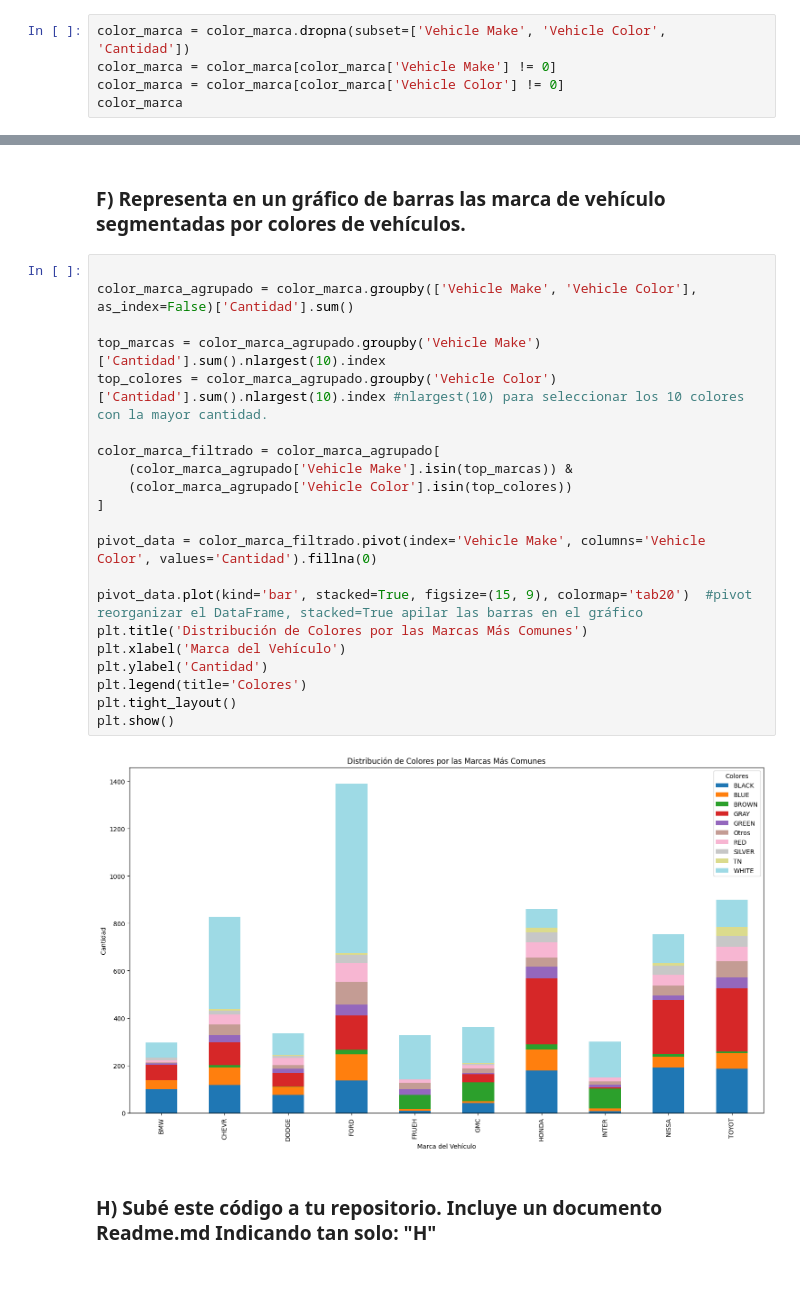
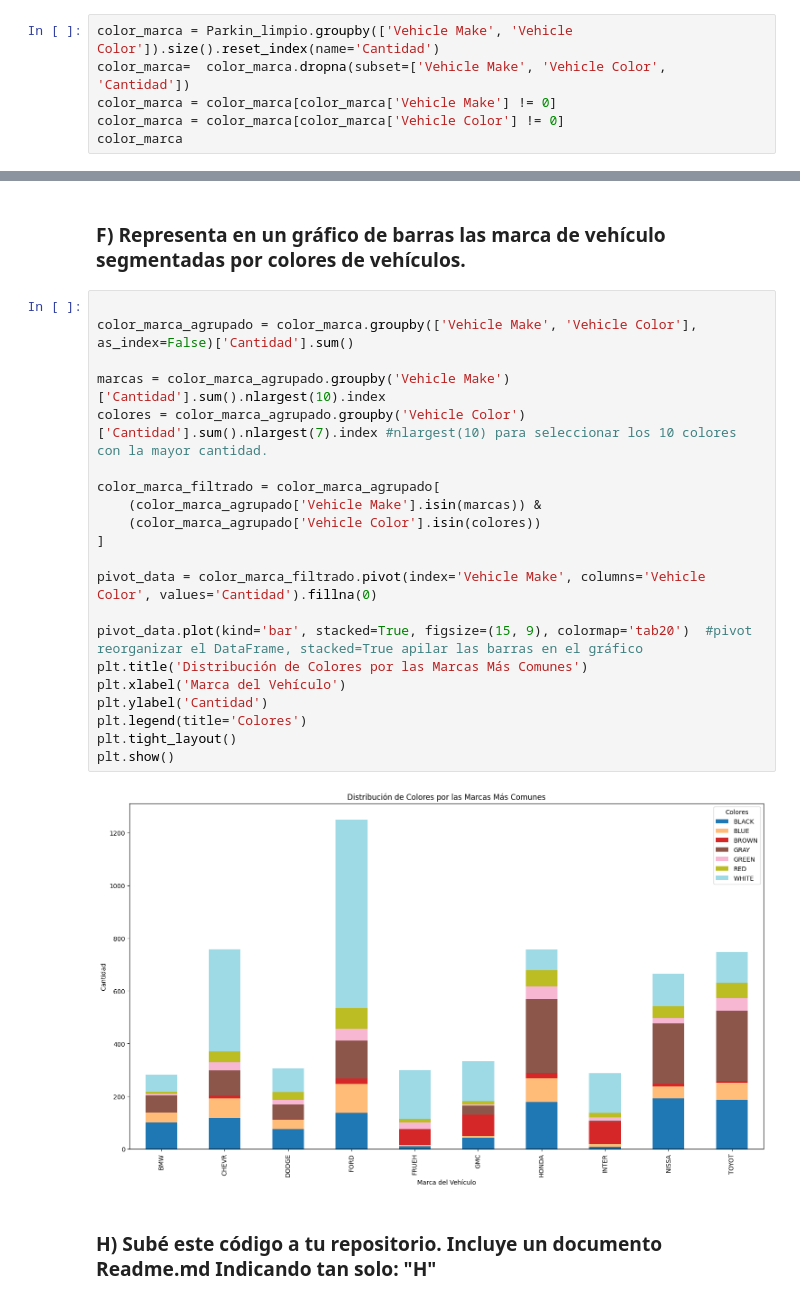
Before and after one commit to BalentinaAE/Pandas, a Jupyter notebook: ProyectoPandas_Github.ipynb, the cells around one changed output, grey strips where cells are left out. Drawn from its saved outputs; the diff is of its cells as text.

```diff
--- a/ProyectoPandas_Github.ipynb
+++ b/ProyectoPandas_Github.ipynb
@@ -192,7 +194,8 @@ Parkin_limpio
 | 9999 | 2822344 | 7536561775 | DJG9703 | NY | PAS | 11/01/2013 | 46 | ... |
 9447 rows × 44 columns
 # %%
-color_marca = color_marca.dropna(subset=['Vehicle Make', 'Vehicle Color', 'Cantidad'])
+color_marca = Parkin_limpio.groupby(['Vehicle Make', 'Vehicle Color']).size().reset_index(name='Cantidad')
+color_marca=  color_marca.dropna(subset=['Vehicle Make', 'Vehicle Color', 'Cantidad'])
 color_marca = color_marca[color_marca['Vehicle Make'] != 0]
 color_marca = color_marca[color_marca['Vehicle Color'] != 0]
 color_marca
@@ -215,26 +218,26 @@ color_marca
 # %%
 
 color_marca_agrupado = color_marca.groupby(['Vehicle Make', 'Vehicle Color'], as_index=False)['Cantidad'].sum()
 
-top_marcas = color_marca_agrupado.groupby('Vehicle Make')['Cantidad'].sum().nlargest(10).index
-top_colores = color_marca_agrupado.groupby('Vehicle Color')['Cantidad'].sum().nlargest(10).index #nlargest(10) para seleccionar los 10 colores con la mayor cantidad.
+marcas = color_marca_agrupado.groupby('Vehicle Make')['Cantidad'].sum().nlargest(10).index
+colores = color_marca_agrupado.groupby('Vehicle Color')['Cantidad'].sum().nlargest(7).index #nlargest(10) para seleccionar los 10 colores con la mayor cantidad.
 
 color_marca_filtrado = color_marca_agrupado[
-    (color_marca_agrupado['Vehicle Make'].isin(top_marcas)) &
-    (color_marca_agrupado['Vehicle Color'].isin(top_colores))
+    (color_marca_agrupado['Vehicle Make'].isin(marcas)) &
+    (color_marca_agrupado['Vehicle Color'].isin(colores))
 ]
 
 pivot_data = color_marca_filtrado.pivot(index='Vehicle Make', columns='Vehicle Color', values='Cantidad').fillna(0)
 
 pivot_data.plot(kind='bar', stacked=True, figsize=(15, 9), colormap='tab20')  #pivot reorganizar el DataFrame, stacked=True apilar las barras en el gráfico
 plt.title('Distribución de Colores por las Marcas Más Comunes')
 plt.xlabel('Marca del Vehículo')
 plt.ylabel('Cantidad')
 plt.legend(title='Colores')
 plt.tight_layout()
 plt.show()
 # %% [output]
-[figure, old version]
+[figure, new version]
 # %% [markdown]
 ### H) Subé este código a tu repositorio. Incluye un documento Readme.md Indicando tan solo: "H"
 # %% [markdown]
```
Also changed, not shown: parts of 4 cells of this notebook.
